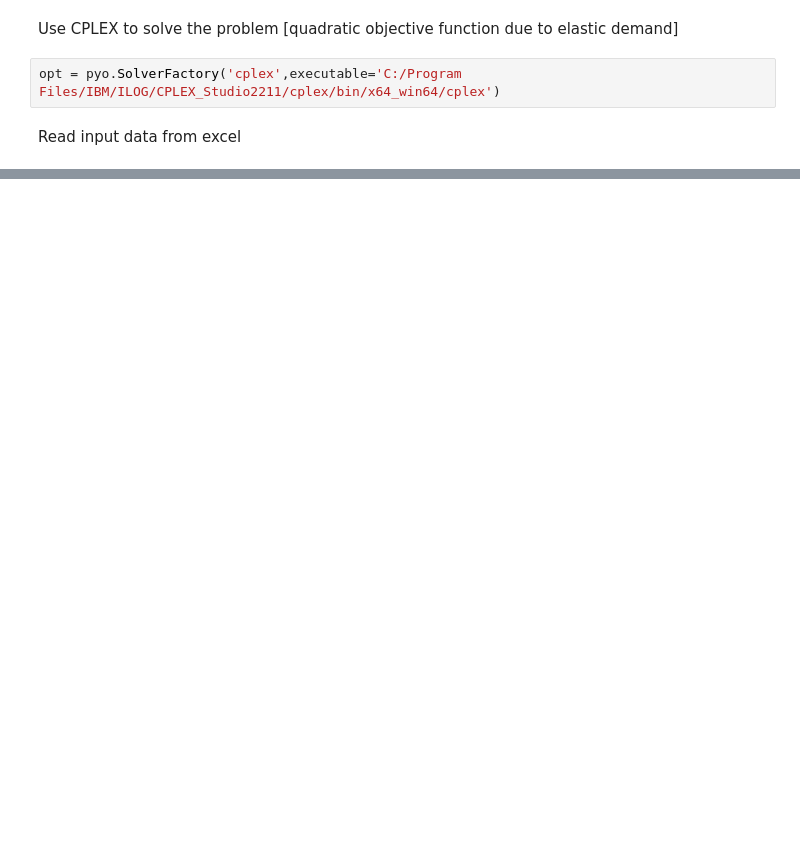
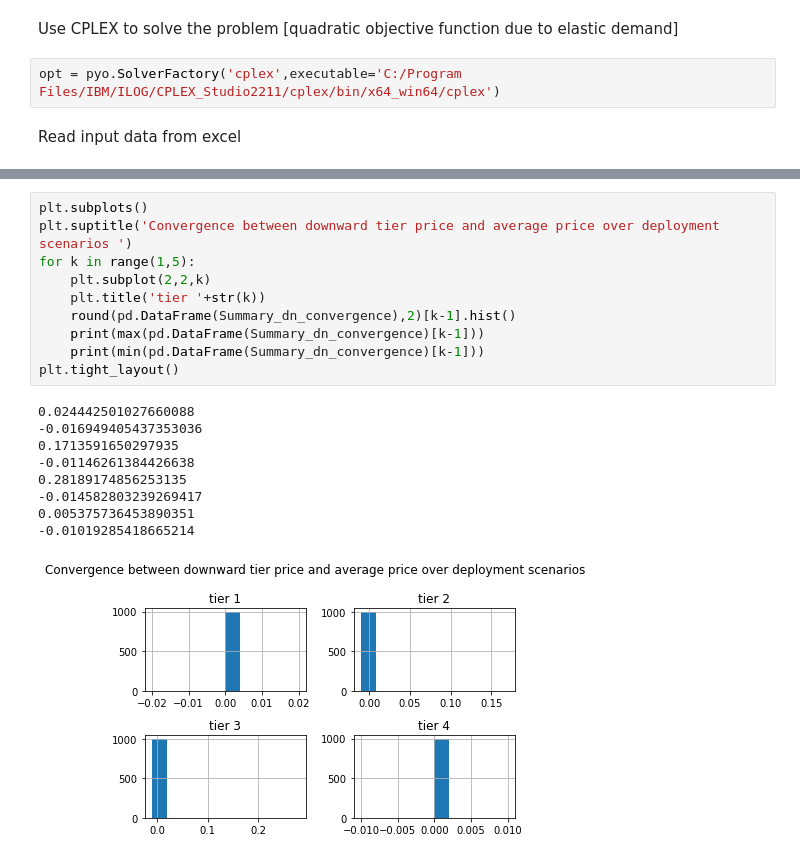
Before and after one commit to hanboxie/Flexibility_Options_Numerical_Study, a Jupyter notebook: Flexibility_options_end_to_end-UPDN-RANDOM.ipynb, the cells around one changed output, grey strips where cells are left out. Drawn from its saved outputs; the diff is of its cells as text; blank space fills up the shorter version.

```diff
--- a/Flexibility_options_end_to_end-UPDN-RANDOM.ipynb
+++ b/Flexibility_options_end_to_end-UPDN-RANDOM.ipynb
@@ -407,0 +363,20 @@ random.uniform(0, 1)
+# %%
+plt.subplots()
+plt.suptitle('Convergence between downward tier price and average price over deployment scenarios ')
+for k in range(1,5):
+    plt.subplot(2,2,k)
+    plt.title('tier '+str(k))
+    round(pd.DataFrame(Summary_dn_convergence),2)[k-1].hist()
+    print(max(pd.DataFrame(Summary_dn_convergence)[k-1]))
+    print(min(pd.DataFrame(Summary_dn_convergence)[k-1]))
+plt.tight_layout()
+# %% [output]
+0.024442501027660088
+-0.016949405437353036
+0.1713591650297935
+-0.01146261384426638
+0.28189174856253135
+-0.014582803239269417
+0.005375736453890351
+-0.01019285418665214
+[figure, added]
```
Also changed, not shown: parts of 42 cells of this notebook, 2 other files.
